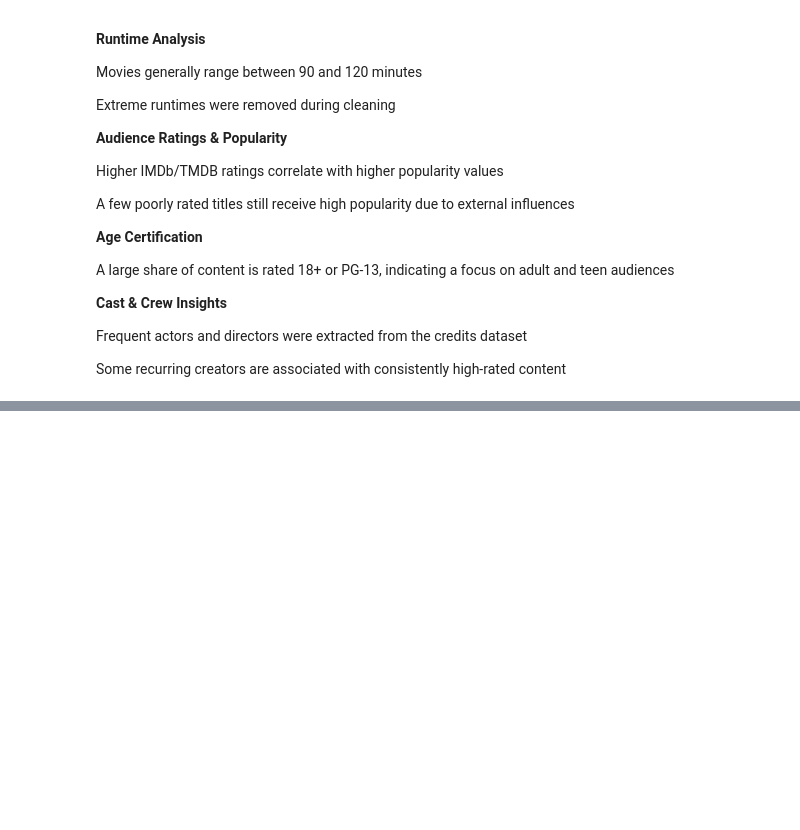
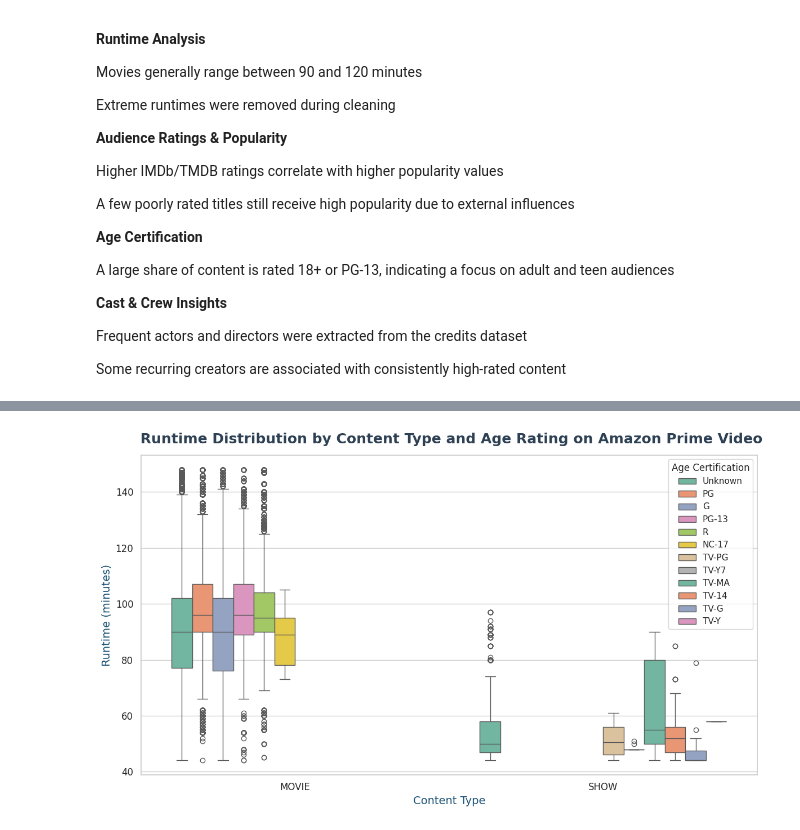
Before and after one commit to SaimaheshGangisetty/AmazonPrime-TVShows-Movies-EDA-Project, a Jupyter notebook: AmazonPrime_TVShows_Movies_EDA.ipynb, the cells around one changed output, grey strips where cells are left out. Saved outputs shown, nothing was run; the diff lists cells and outputs as text; code cells hidden in the pictures; blank space fills up the shorter version.

```diff
--- a/AmazonPrime_TVShows_Movies_EDA.ipynb
+++ b/AmazonPrime_TVShows_Movies_EDA.ipynb
@@ -1163,0 +1448,39 @@ df.to_csv('mydata.csv', index=False)
+# %%
+import seaborn as sns
+import matplotlib.pyplot as plt
+
+
+data=df
+
+# Clean and prepare data
+data['runtime'] = data['runtime'].fillna(0)
+data = data[data['runtime'] > 0]
+data['age_certification'] = data['age_certification'].fillna('Not Rated')
+
+# Set theme
+sns.set_theme(style="whitegrid")
+
+plt.figure(figsize=(12, 7))
+
+# Box Plot with hue for age certification
+sns.boxplot(
+    data=data,
+    x='type',
+    y='runtime',
+    hue='age_certification',
+    palette='Set2'
+)
+
+# Titles and axis labels
+plt.title(" Runtime Distribution by Content Type and Age Rating on Amazon Prime Video",
+          fontsize=18, fontweight="bold", color="#2E4053", pad=15)
+plt.xlabel("Content Type", fontsize=14, color="#1a5276")
+plt.ylabel("Runtime (minutes)", fontsize=14, color="#1a5276")
+plt.xticks(fontsize=12)
+plt.yticks(fontsize=12)
+plt.legend(title="Age Certification", fontsize=11, title_fontsize=12, loc="upper right")
+
+plt.tight_layout()
+plt.show()
+# %% [output]
+[figure, added]
```
Also changed, not shown: parts of 20 cells of this notebook.
